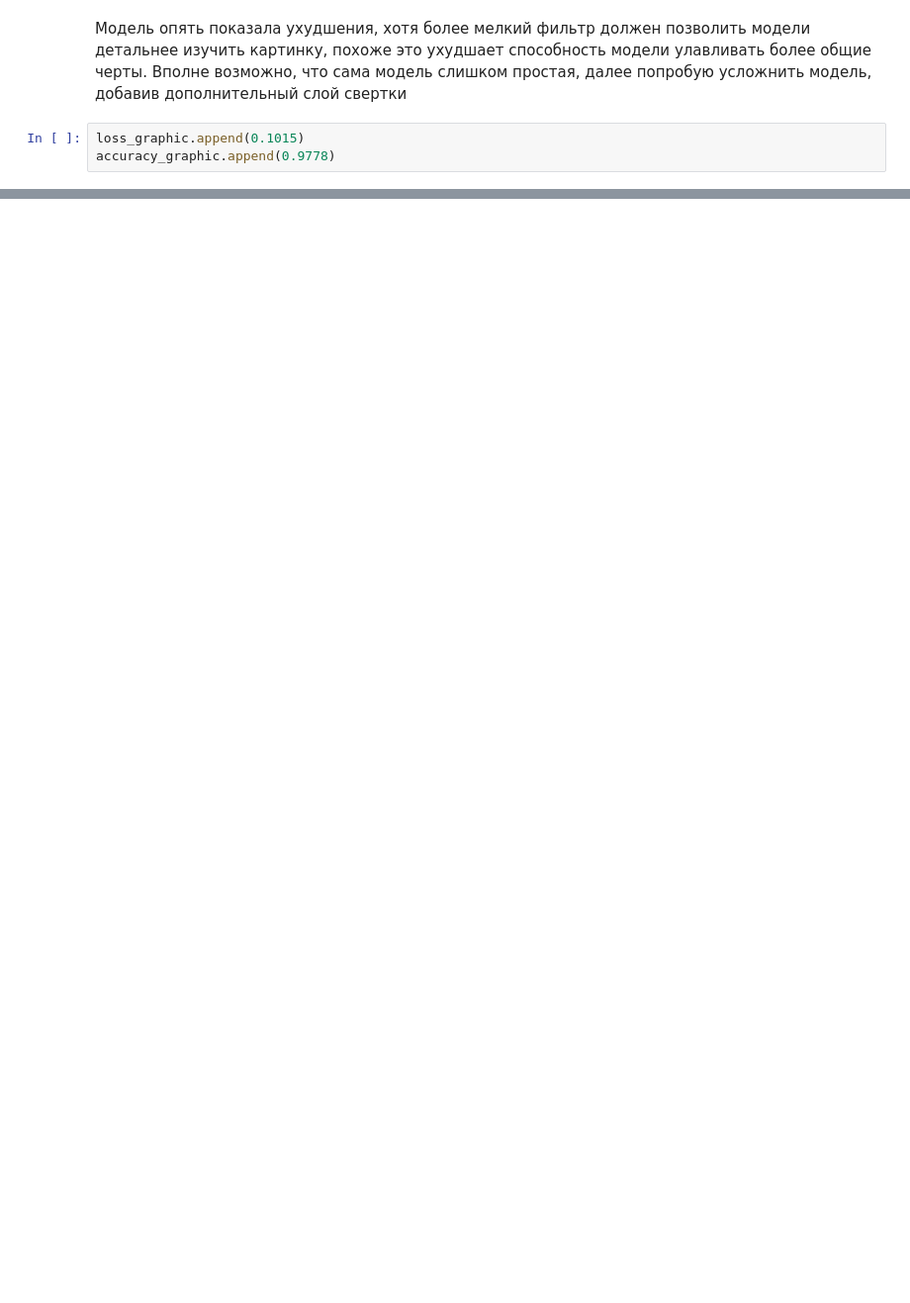
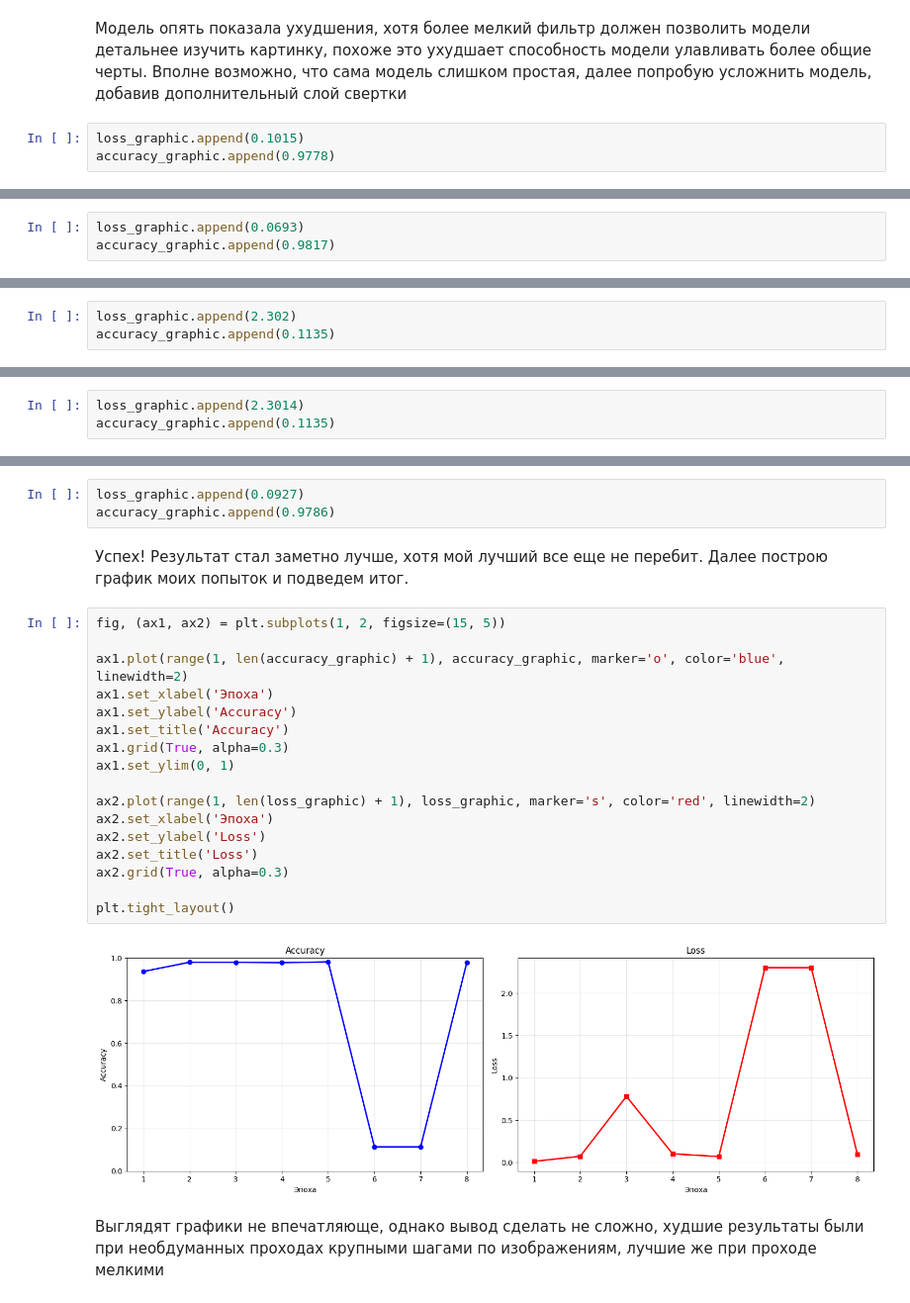
Before and after one commit to IhtiyarT/DL, a Jupyter notebook: CNN/NN_seminar_HW3_2025.ipynb, the cells around one changed output, grey strips where cells are left out. Shown at 99% size. Cells and saved outputs as stored; diff of their text form; blank space fills up the shorter version.

```diff
--- a/CNN/NN_seminar_HW3_2025.ipynb
+++ b/CNN/NN_seminar_HW3_2025.ipynb
@@ -468,0 +464,3 @@ Epoch: 4, loss: 0.07088018208742142, accuracy: 0.9826
+# %%
+loss_graphic.append(0.0693)
+accuracy_graphic.append(0.9817)
@@ -468,0 +489,3 @@ Epoch: 4, loss: 0.07088018208742142, accuracy: 0.9826
+# %%
+loss_graphic.append(2.302)
+accuracy_graphic.append(0.1135)
@@ -468,0 +514,3 @@ Epoch: 4, loss: 0.07088018208742142, accuracy: 0.9826
+# %%
+loss_graphic.append(2.3014)
+accuracy_graphic.append(0.1135)
@@ -468,0 +539,26 @@ Epoch: 4, loss: 0.07088018208742142, accuracy: 0.9826
+# %%
+loss_graphic.append(0.0927)
+accuracy_graphic.append(0.9786)
+# %% [markdown]
+Успех! Результат стал заметно лучше, хотя мой лучший все еще не перебит. Далее построю график моих попыток и подведем итог.
+# %%
+fig, (ax1, ax2) = plt.subplots(1, 2, figsize=(15, 5))
+
+ax1.plot(range(1, len(accuracy_graphic) + 1), accuracy_graphic, marker='o', color='blue', linewidth=2)
+ax1.set_xlabel('Эпоха')
+ax1.set_ylabel('Accuracy')
+ax1.set_title('Accuracy')
+ax1.grid(True, alpha=0.3)
+ax1.set_ylim(0, 1)
+
+ax2.plot(range(1, len(loss_graphic) + 1), loss_graphic, marker='s', color='red', linewidth=2)
+ax2.set_xlabel('Эпоха')
+ax2.set_ylabel('Loss')
+ax2.set_title('Loss')
+ax2.grid(True, alpha=0.3)
+
+plt.tight_layout()
+# %% [output]
+[figure, added]
+# %% [markdown]
+Выглядят графики не впечатляюще, однако вывод сделать не сложно, худшие результаты были при необдуманных проходах крупными шагами по изображениям, лучшие же при проходе мелкими
```
Also changed, not shown: parts of 16 cells of this notebook.
